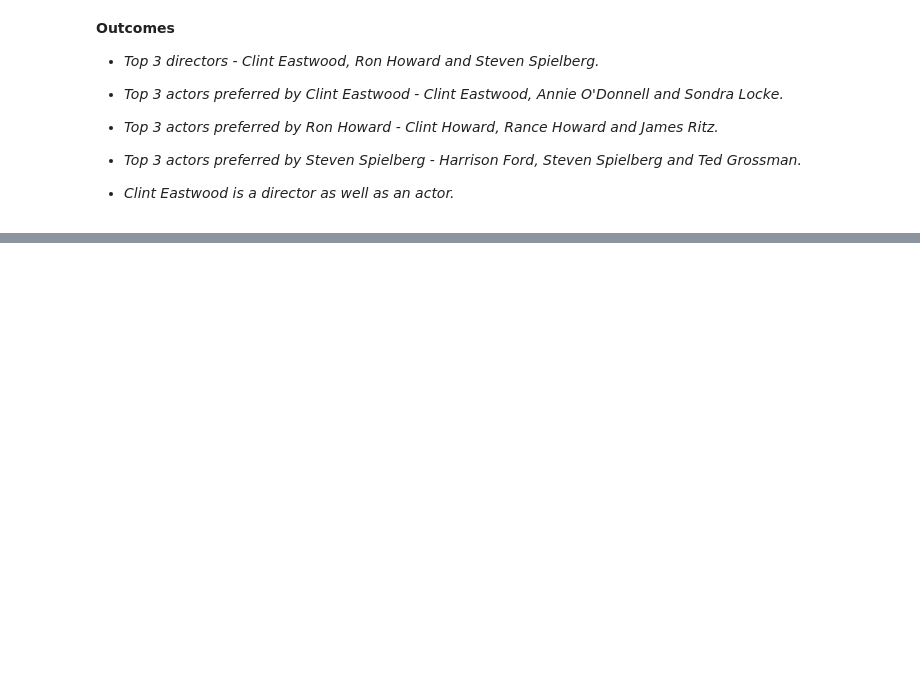
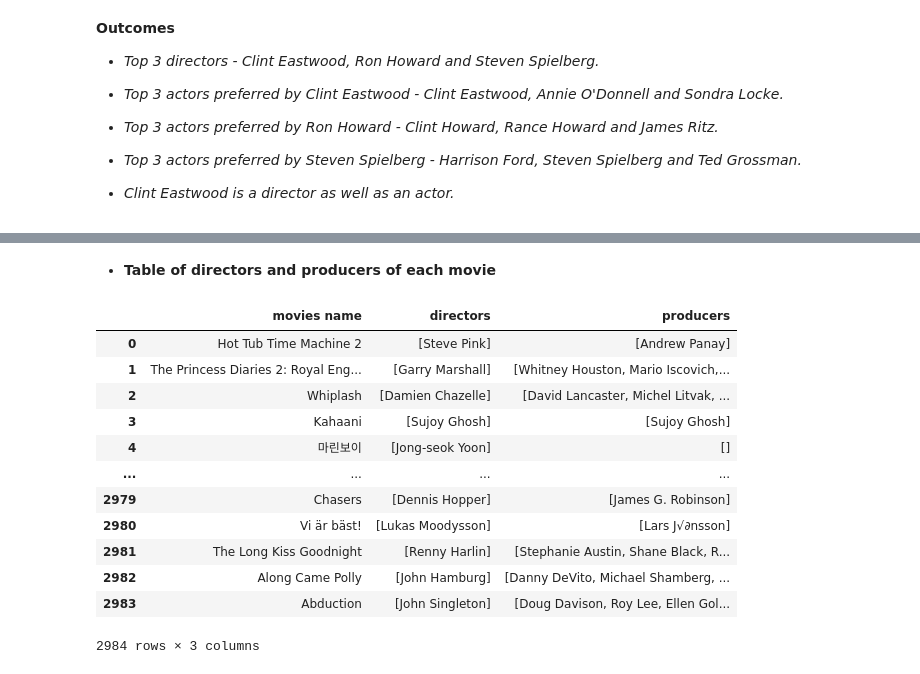
Before and after one commit to kiranmahara9600/IMDB-Data-Analysis, a Jupyter notebook: IMDB_EDA.ipynb, the cells around one changed output, grey strips where cells are left out. Saved outputs shown, nothing was run; the diff lists cells and outputs as text; code cells hidden in the pictures; blank space fills up the shorter version.

```diff
--- a/IMDB_EDA.ipynb
+++ b/IMDB_EDA.ipynb
@@ -387,0 +390,58 @@ Steven_actors_df[0:3]   #top 3 actors preferred by 'Steven Spielberg'
+# %% [markdown]
+* **Table of directors and producers of each movie**
+# %%
+#-----------------------------------Block-11--------------------------------------
+
+#finding producers and directors of each movie
+#initialising empty lists
+movies=[]   #to store movies
+director=[]   #to store list of directors for particular movies
+producer=[]   #to store list of producers for particular movies
+roi=[]   #to store rate of interest
+
+for i in range(3000):
+  director_list=[]   #to store directors name
+  producer_list=[]   #to store producers name
+
+  if type(imdb_df.loc[i,'crew'])==list:    #because there are some na values that we dont want
+
+    if (imdb_df.loc[i,'budget']!=0) & (imdb_df.loc[i,'revenue']!=0):   #selecting observations where budget and revenue is not 0
+      roi.append(100*(imdb_df.loc[i,'profit']/imdb_df.loc[i,'budget']))   #finding and then storing corresponding rate of interest in list roi
+    else:
+      roi.append(0)  #storing 0 in roi for those observations where budget or revenue is equals to 0
+
+    for elem in imdb_df.loc[i,'crew']:   #iterating over imdb_df.loc[i,'crew'] to get director and producer information
+
+      if elem['job']=='Director':
+        director_list.append(elem['name'])   #storing director name in director_list
+      elif elem['job']=='Producer':
+        producer_list.append(elem['name'])   #storing producer name in producer_list
+
+    movies.append(imdb_df.loc[i,'original_title'])   #storing movies name
+    director.append(director_list)   #storing list of director names for a particular movie in director
+    producer.append(producer_list)   #storing list of producer names for a particular movie in producer
+
+#conversion to pandas series
+movies_df=pd.Series(movies)
+director_df=pd.Series(director)
+producer_df=pd.Series(producer)
+roi_df=pd.Series(roi)
+
+#merging series to get a dataframe of movies, corresponding directors and producers
+movies_director_producer_df=pd.concat([movies_df,director_df,producer_df],axis=1)
+movies_director_producer_df.rename(columns={0:'movies name',1:'directors',2:'producers'},inplace=True)   #renaming column
+movies_director_producer_df
+# %% [output]
+|  | movies name | directors | producers |
+| 0 | Hot Tub Time Machine 2 | [Steve Pink] | [Andrew Panay] |
+| 1 | The Princess Diaries 2: Royal Eng... | [Garry Marshall] | [Whitney Houston, Mario Iscovich,... |
+| 2 | Whiplash | [Damien Chazelle] | [David Lancaster, Michel Litvak, ... |
+| 3 | Kahaani | [Sujoy Ghosh] | [Sujoy Ghosh] |
+| 4 | 마린보이 | [Jong-seok Yoon] | [] |
+| ... | ... | ... | ... |
+| 2979 | Chasers | [Dennis Hopper] | [James G. Robinson] |
+| 2980 | Vi är bäst! | [Lukas Moodysson] | [Lars J√∂nsson] |
+| 2981 | The Long Kiss Goodnight | [Renny Harlin] | [Stephanie Austin, Shane Black, R... |
+| 2982 | Along Came Polly | [John Hamburg] | [Danny DeVito, Michael Shamberg, ... |
+| 2983 | Abduction | [John Singleton] | [Doug Davison, Roy Lee, Ellen Gol... |
+2984 rows × 3 columns
```
Also changed, not shown: parts of 14 cells of this notebook.
